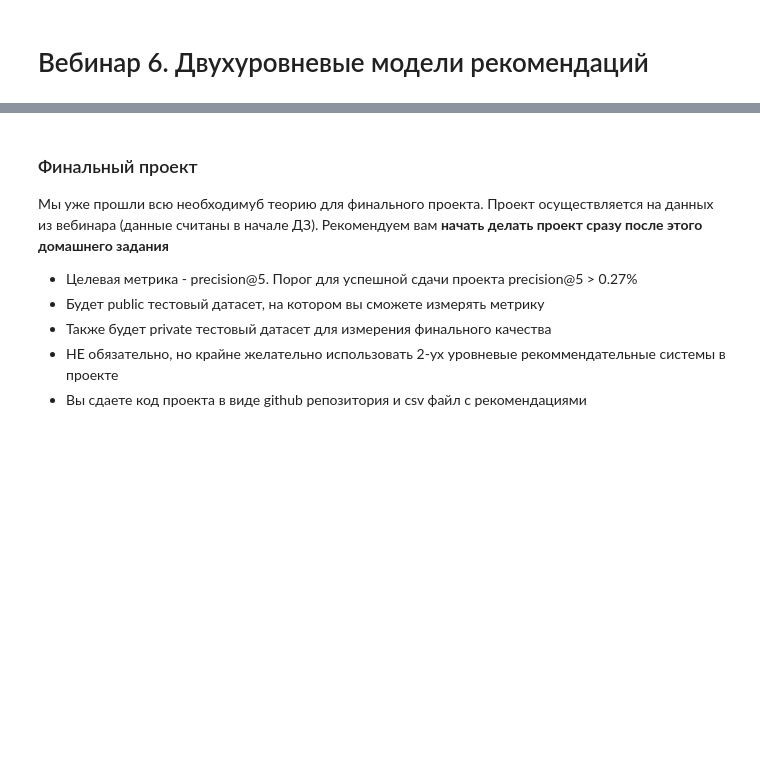
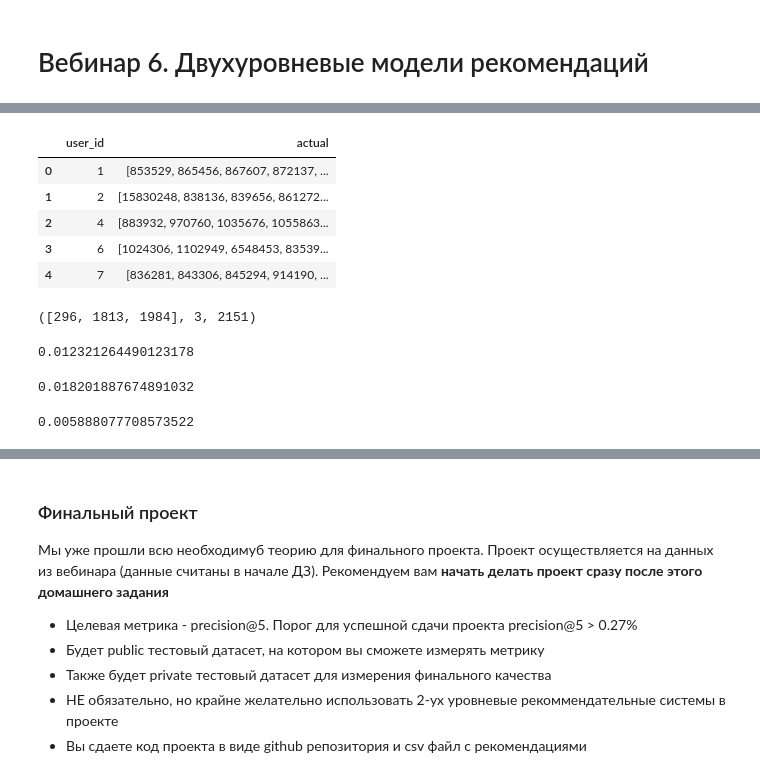
Before and after one commit to AndreiBazhenau/gb, a Jupyter notebook: rec_sys/hw6.ipynb, the cells around one changed output, grey strips where cells are left out. Drawn from its saved outputs; the diff is of its cells as text; code cells hidden in the pictures; blank space fills up the shorter version.

```diff
--- a/rec_sys/hw6.ipynb
+++ b/rec_sys/hw6.ipynb
@@ -108,0 +109,40 @@ result_lvl_1.head(2)
+# %%
+result_lvl_1 = data_val_lvl_1.groupby('user_id')['item_id'].unique().reset_index()
+result_lvl_1.columns=['user_id', 'actual']
+result_lvl_1.head(5)
+# %% [output]
+|  | user_id | actual |
+| 0 | 1 | [853529, 865456, 867607, 872137, ... |
+| 1 | 2 | [15830248, 838136, 839656, 861272... |
+| 2 | 4 | [883932, 970760, 1035676, 1055863... |
+| 3 | 6 | [1024306, 1102949, 6548453, 83539... |
+| 4 | 7 | [836281, 843306, 845294, 914190, ... |
+# %%
+users_train = data_train_lvl_1['user_id'].tolist()
+users_valid = result_lvl_1['user_id'].tolist()
+new_users = list(set(users_valid) - set(users_train))
+all_users = list(set(users_valid) & set(users_train))
+
+result_lvl_1 = result_lvl_1[~result_lvl_1['user_id'].isin(new_users)]
+
+new_users, len(new_users), len(all_users)
+# %% [output]
+([296, 1813, 1984], 3, 2151)
+# %%
+#implicit
+result_lvl_1['als'] = result_lvl_1['user_id'].apply(lambda x: recommender.get_als_recommendations(x, N=200))
+result_lvl_1.apply(lambda row: recall_at_k(row['als'], row['actual']), axis=1).mean()
+# %% [output]
+0.012321264490123178
+# %%
+result_lvl_1['own_recommendations'] = \
+            result_lvl_1['user_id'].apply(lambda x: recommender.get_own_recommendations(x, N=200))
+result_lvl_1.apply(lambda row: recall_at_k(row['own_recommendations'], row['actual']), axis=1).mean()
+# %% [output]
+0.018201887674891032
+# %%
+result_lvl_1['similar_items_recommendation'] = \
+            result_lvl_1['user_id'].apply(lambda x: recommender.get_similar_items_recommendation(x, N=200))
+result_lvl_1.apply(lambda row: recall_at_k(row['similar_items_recommendation'], row['actual']), axis=1).mean()
+# %% [output]
+0.005888077708573522
```
Also changed, not shown: parts of 33 cells of this notebook, 5 other files.
